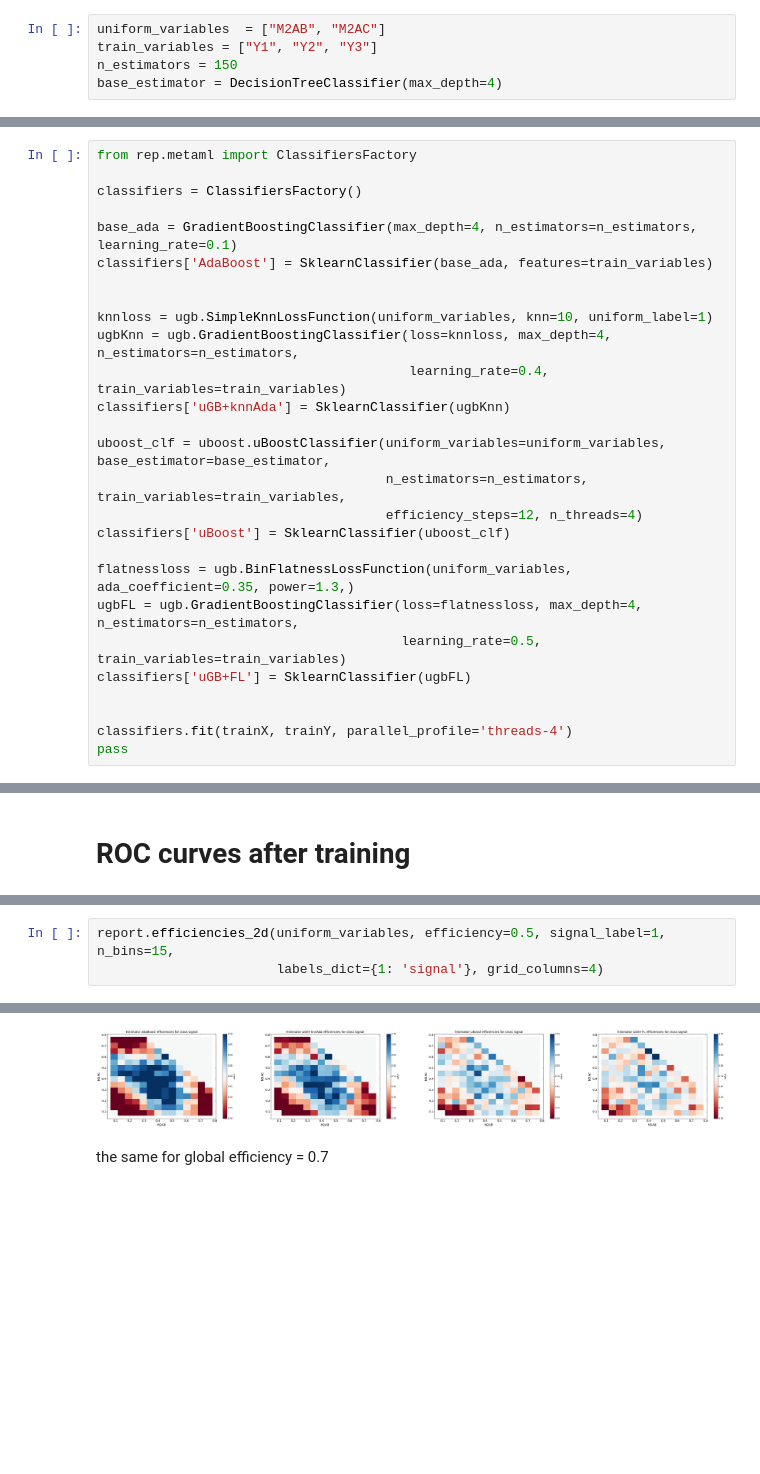
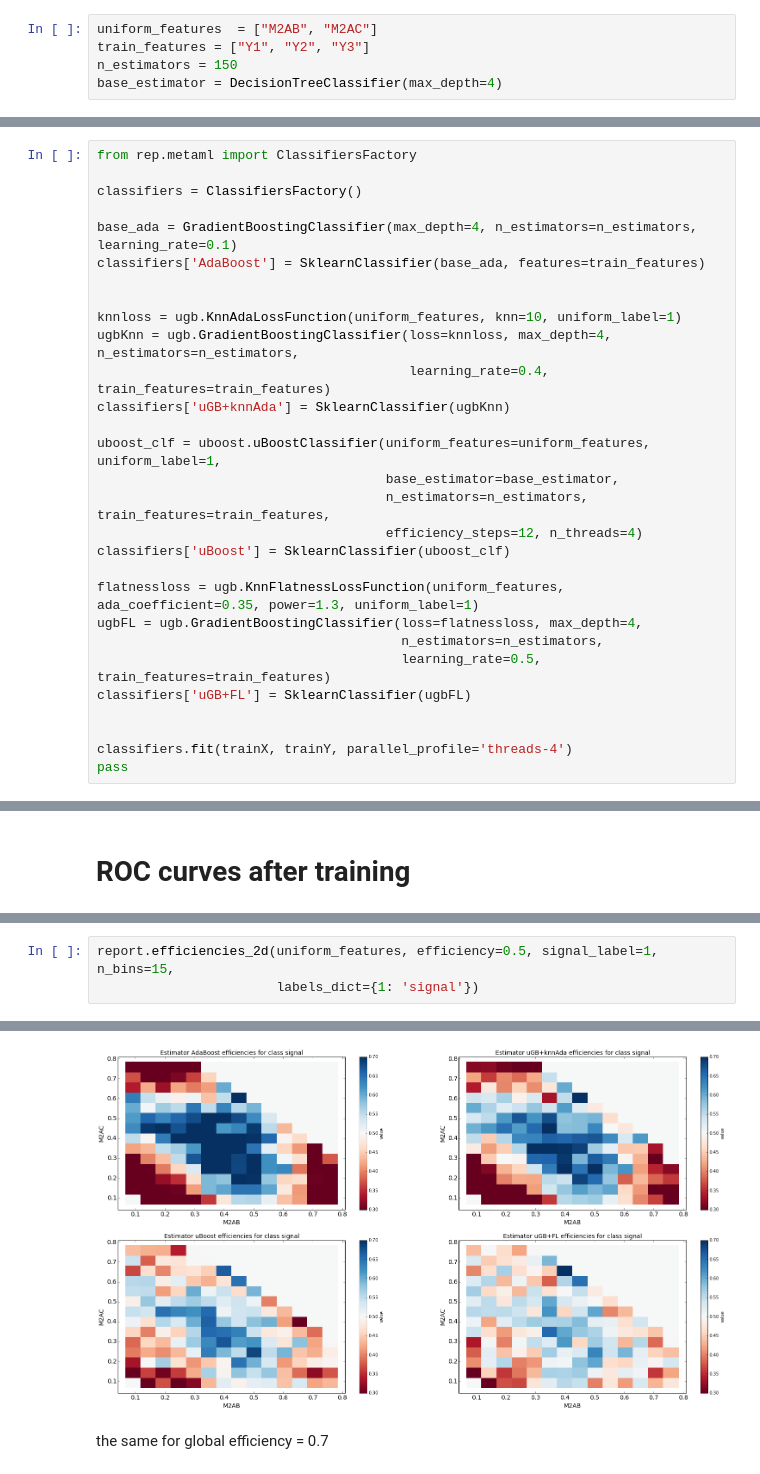
Before and after one commit to arogozhnikov/hep_ml, a Jupyter notebook: notebooks/BoostingToUniformity.ipynb, the cells around one changed output, grey strips where cells are left out. Drawn from its saved outputs; the diff is of its cells as text; blank space fills up the shorter version.

```diff
--- a/notebooks/BoostingToUniformity.ipynb
+++ b/notebooks/BoostingToUniformity.ipynb
@@ -61,8 +61,8 @@ trainX, testX, trainY, testY = train_test_split(data, labels, random_state=42)
 # %% [markdown]
 ## Setting up classifiers, training
 # %%
-uniform_variables  = ["M2AB", "M2AC"]
-train_variables = ["Y1", "Y2", "Y3"]
+uniform_features  = ["M2AB", "M2AC"]
+train_features = ["Y1", "Y2", "Y3"]
 n_estimators = 150
 base_estimator = DecisionTreeClassifier(max_depth=4)
 # %% [markdown]
@@ -73,22 +73,24 @@ from rep.metaml import ClassifiersFactory
 classifiers = ClassifiersFactory()
 
 base_ada = GradientBoostingClassifier(max_depth=4, n_estimators=n_estimators, learning_rate=0.1)
-classifiers['AdaBoost'] = SklearnClassifier(base_ada, features=train_variables)
+classifiers['AdaBoost'] = SklearnClassifier(base_ada, features=train_features)
 
 
-knnloss = ugb.SimpleKnnLossFunction(uniform_variables, knn=10, uniform_label=1)
+knnloss = ugb.KnnAdaLossFunction(uniform_features, knn=10, uniform_label=1)
 ugbKnn = ugb.GradientBoostingClassifier(loss=knnloss, max_depth=4, n_estimators=n_estimators,
-                                        learning_rate=0.4, train_variables=train_variables)
+                                        learning_rate=0.4, train_features=train_features)
 classifiers['uGB+knnAda'] = SklearnClassifier(ugbKnn)
 
-uboost_clf = uboost.uBoostClassifier(uniform_variables=uniform_variables, base_estimator=base_estimator,
-                                     n_estimators=n_estimators, train_variables=train_variables,
+uboost_clf = uboost.uBoostClassifier(uniform_features=uniform_features, uniform_label=1,
+                                     base_estimator=base_estimator,
+                                     n_estimators=n_estimators, train_features=train_features,
                                      efficiency_steps=12, n_threads=4)
 classifiers['uBoost'] = SklearnClassifier(uboost_clf)
 
-flatnessloss = ugb.BinFlatnessLossFunction(uniform_variables, ada_coefficient=0.35, power=1.3,)
-ugbFL = ugb.GradientBoostingClassifier(loss=flatnessloss, max_depth=4, n_estimators=n_estimators,
-                                       learning_rate=0.5, train_variables=train_variables)
+flatnessloss = ugb.KnnFlatnessLossFunction(uniform_features, ada_coefficient=0.35, power=1.3, uniform_label=1)
+ugbFL = ugb.GradientBoostingClassifier(loss=flatnessloss, max_depth=4,
+                                       n_estimators=n_estimators,
+                                       learning_rate=0.5, train_features=train_features)
 classifiers['uGB+FL'] = SklearnClassifier(ugbFL)
 
 
@@ -141,9 +143,9 @@ global cut corresponds to average signal efficiency=0.5
 # %%
-report.efficiencies_2d(uniform_variables, efficiency=0.5, signal_label=1, n_bins=15,
-                       labels_dict={1: 'signal'}, grid_columns=4)
+report.efficiencies_2d(uniform_features, efficiency=0.5, signal_label=1, n_bins=15,
+                       labels_dict={1: 'signal'})
 # %% [output]
 <rep.plotting.GridPlot at 0x...>
-[figure, old version]
+[figure, new version]
 # %% [markdown]
 the same for global efficiency = 0.7
 # %%
```
Also changed, not shown: parts of 9 cells of this notebook.
